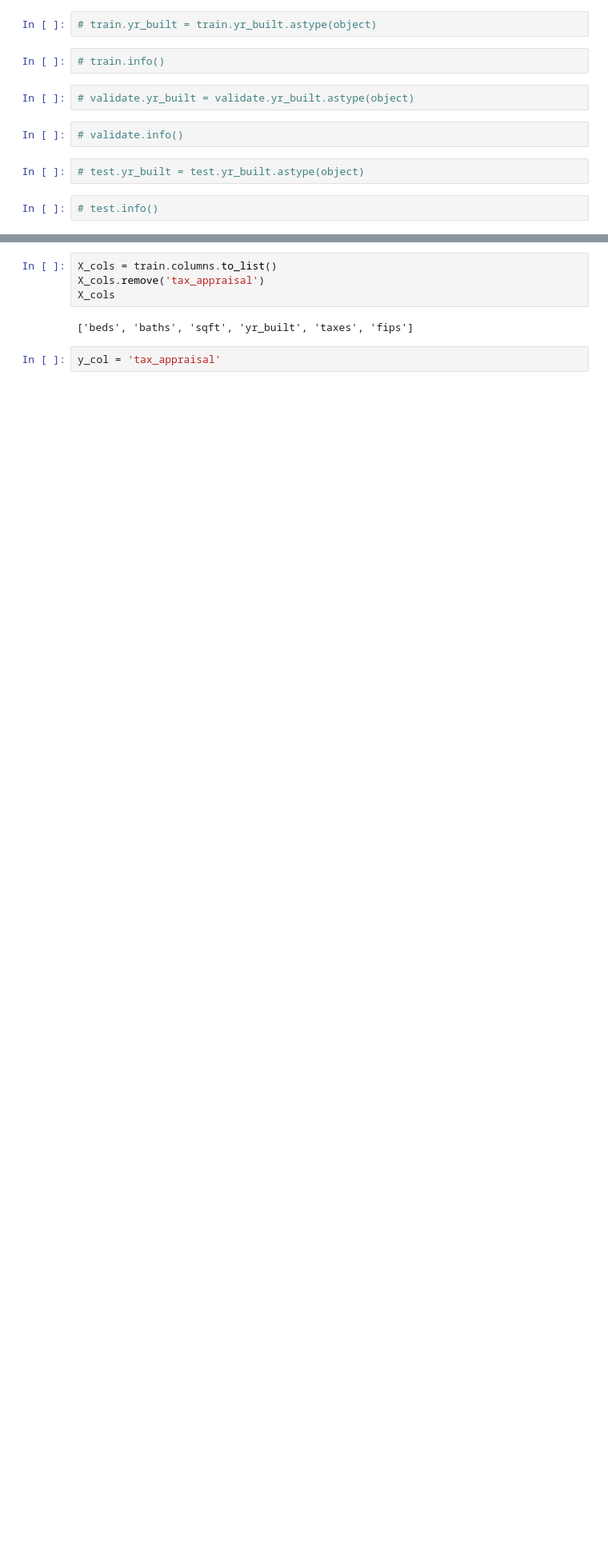
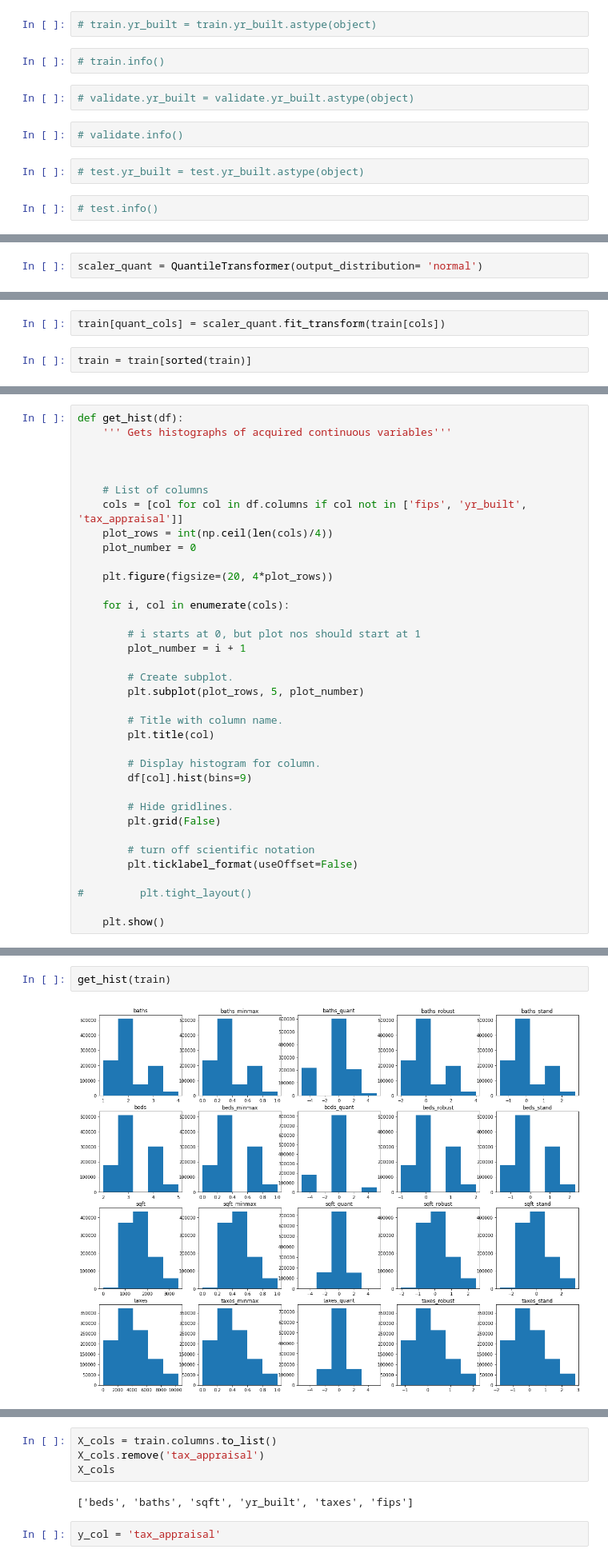
Before and after one commit to David-Howell/regression-exercises, a Jupyter notebook: scaling.ipynb, the cells around one changed output, grey strips where cells are left out. Shown at 80% size. Drawn from its saved outputs; the diff is of its cells as text; blank space fills up the shorter version.

```diff
--- a/scaling.ipynb
+++ b/scaling.ipynb
@@ -50,0 +441,2 @@ memory usage: 63.4+ MB
+# %%
+scaler_quant = QuantileTransformer(output_distribution= 'normal')
@@ -50,0 +452,4 @@ memory usage: 63.4+ MB
+# %%
+train[quant_cols] = scaler_quant.fit_transform(train[cols])
+# %%
+train = train[sorted(train)]
@@ -50,0 +477,36 @@ memory usage: 63.4+ MB
+# %%
+def get_hist(df):
+    ''' Gets histographs of acquired continuous variables'''
+
+
+
+    # List of columns
+    cols = [col for col in df.columns if col not in ['fips', 'yr_built', 'tax_appraisal']]
+    plot_rows = int(np.ceil(len(cols)/4))
+    plot_number = 0
+
+    plt.figure(figsize=(20, 4*plot_rows))
+
+    for i, col in enumerate(cols):
+
+        # i starts at 0, but plot nos should start at 1
+        plot_number = i + 1
+
+        # Create subplot.
+        plt.subplot(plot_rows, 5, plot_number)
+
+        # Title with column name.
+        plt.title(col)
+
+        # Display histogram for column.
+        df[col].hist(bins=9)
+
+        # Hide gridlines.
+        plt.grid(False)
+
+        # turn off scientific notation
+        plt.ticklabel_format(useOffset=False)
+
+#         plt.tight_layout()
+
+    plt.show()
@@ -50,0 +516,4 @@ memory usage: 63.4+ MB
+# %%
+get_hist(train)
+# %% [output]
+[figure, added]
```
Also changed, not shown: parts of 55 cells of this notebook.
